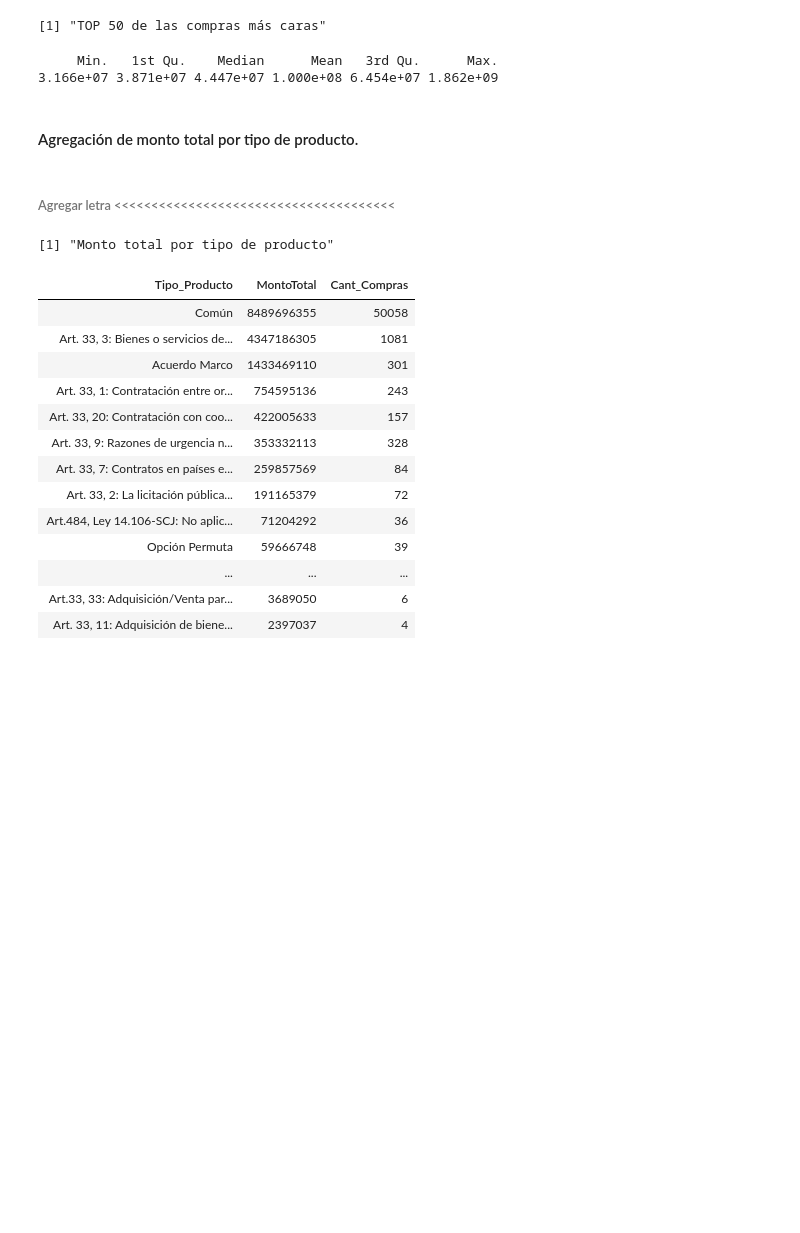
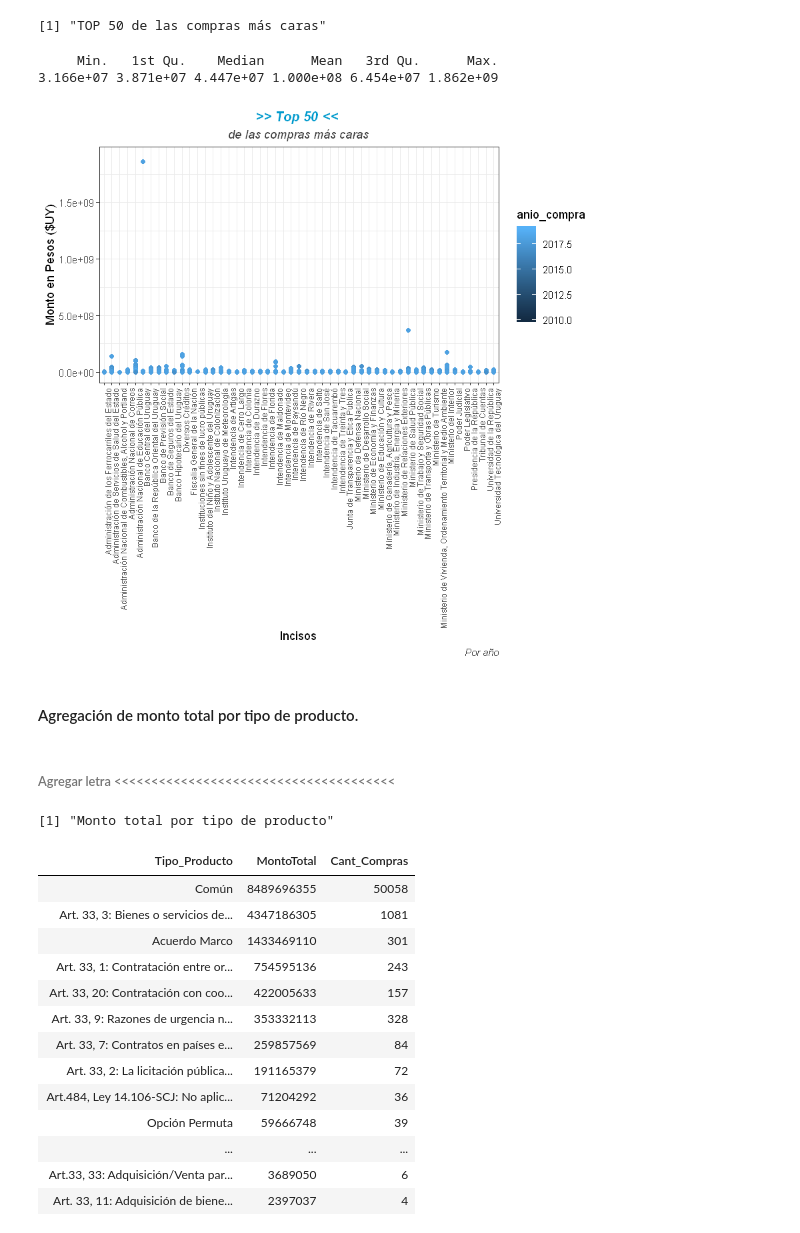
Before and after one commit to UTECjosew/datos, a Jupyter notebook: CienciaDeDatos_EntregaFinal.ipynb, the cells around one changed output. Cells and saved outputs as stored; diff of their text form; code cells hidden in the pictures; blank space fills up the shorter version.

Commit message:
grafica top 50
falta arreglar las legends de años

```diff
--- a/CienciaDeDatos_EntregaFinal.ipynb
+++ b/CienciaDeDatos_EntregaFinal.ipynb
@@ -1103,6 +1112,19 @@ summary(head(top50Caras$monto_pesos,50))
 [1] "TOP 50 de las compras más caras"
      Min.   1st Qu.    Median      Mean   3rd Qu.      Max.
 3.166e+07 3.871e+07 4.447e+07 1.000e+08 6.454e+07 1.862e+09
+# %%
+ggplot(top50Caras, aes(x=nombre_inciso, y=monto_pesos)) +
+geom_point(aes(col=anio_compra)) +
+ggtitle (label=">> Top 50 << ", subtitle= "de las compras más caras") +
+  labs(x="Incisos", y="Monto en Pesos ($UY)", caption = "Por año")+
+  ylim(c(0, 1.900e+09)) +
+theme(
+      axis.text.x = element_text(angle = 90, hjust = 1, size="7"),
+      plot.title = element_text( face="bold.italic", colour="deepskyblue3", size="12", hjust = 0.5,lineheight = 1),
+      plot.subtitle = element_text(color = "gray25", hjust = 0.5, face="italic"),
+      plot.caption = element_text(color = "gray25", face = "italic"))
+# %% [output]
+[figure, added]
 # %% [markdown]
 #### Agregación de monto total por tipo de producto.
 # %% [markdown]
```
Also changed, not shown: parts of 2 cells of this notebook.
